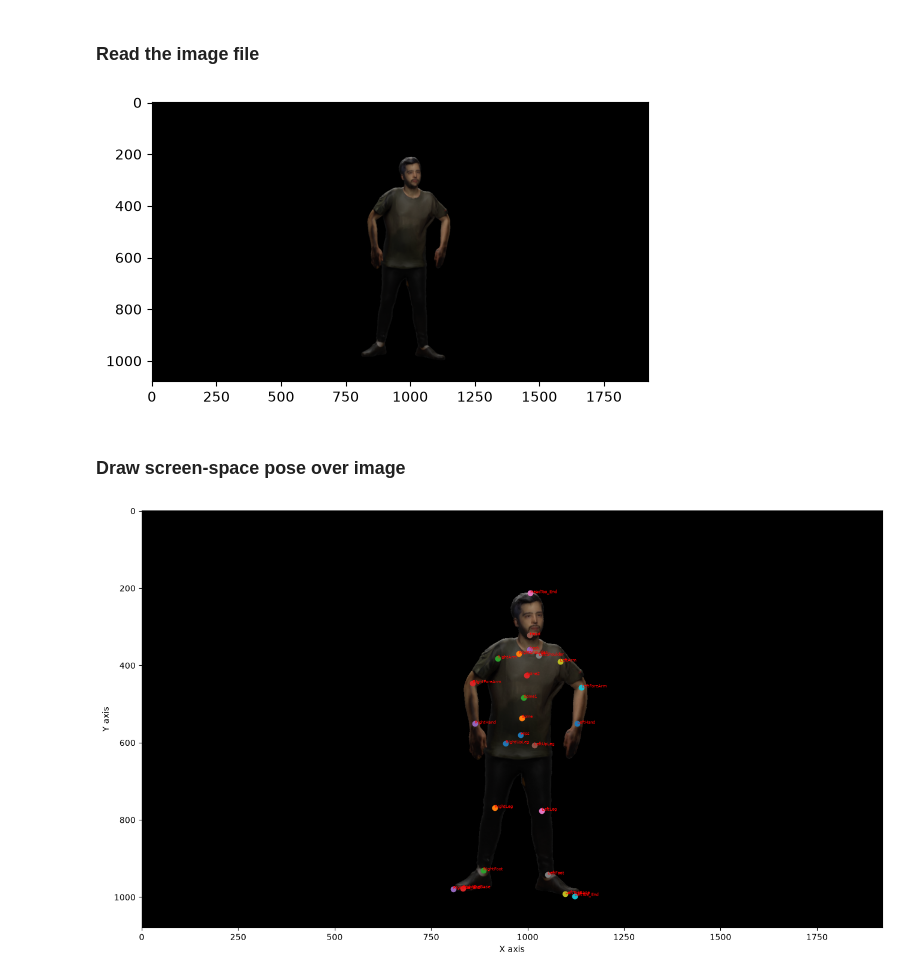
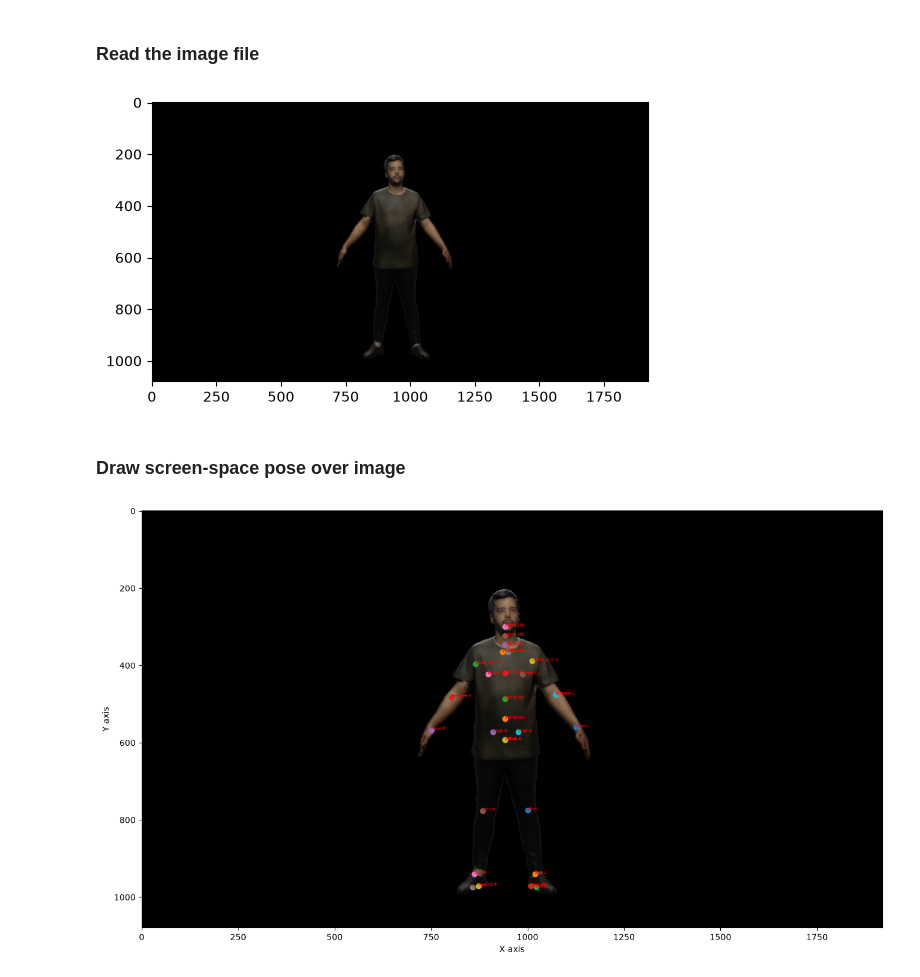
Before and after one commit to juniorxsound/BlendGen, a Jupyter notebook: notebooks/Visualizing 2D Pose.ipynb, the cells around one changed output. Drawn from its saved outputs; the diff is of its cells as text; code cells hidden in the pictures.

```diff
--- a/notebooks/Visualizing 2D Pose.ipynb
+++ b/notebooks/Visualizing 2D Pose.ipynb
@@ -16,38 +16,39 @@ with open('../data/toy_dataset/blendgen_dataset.json') as json_file:
 ### Read the image file
 # %%
 # The frame of the dataset we will use for visualization
-FRAME_NUM = 5
+FRAME_NUM = 0
 
 # Plot the color image
 color = cv2.cvtColor(cv2.imread('../data/toy_dataset/color/Image{:0>4}.png'.format(FRAME_NUM)), cv2.COLOR_BGR2RGB)
 plt.imshow(color)
 plt.show()
 # %% [output]
-[figure, old version]
+[figure, new version]
 # %% [markdown]
 ### Draw screen-space pose over image
 # %%
 fig = plt.figure(figsize=(16,9))
 ax = fig.add_subplot(111)
 ax.set_xlabel('X axis')
 ax.set_ylabel('Y axis')
 
 # Draw the color image
 plt.imshow(color)
 
 """
 Iterate over all joints and draw the points
 The reason we use [1:] at the end is because toy_dataset
 stores the bounding box in location [0] of the attributes
 list and we only want to draw the skeleton
 """
 for joint in data['data'][FRAME_NUM]['attributes'][1:]:
     joint_pos = next(iter(joint.values()))
     joint_names = next(iter(joint.keys()))
     ax.scatter(joint_pos[0], joint_pos[1])
-    ax.text(joint_pos[0], joint_pos[1], '%s' % (str(joint_names.split(':')[1])), size=5, zorder=1,
+    joint_label = joint_names.rsplit(':', 1)[-1]
+    ax.text(joint_pos[0], joint_pos[1], joint_label, size=5, zorder=1,
  color='r')
 
 plt.show()
 # %% [output]
-[figure, old version]
+[figure, new version]
```
Also changed, not shown: 10 other files.
